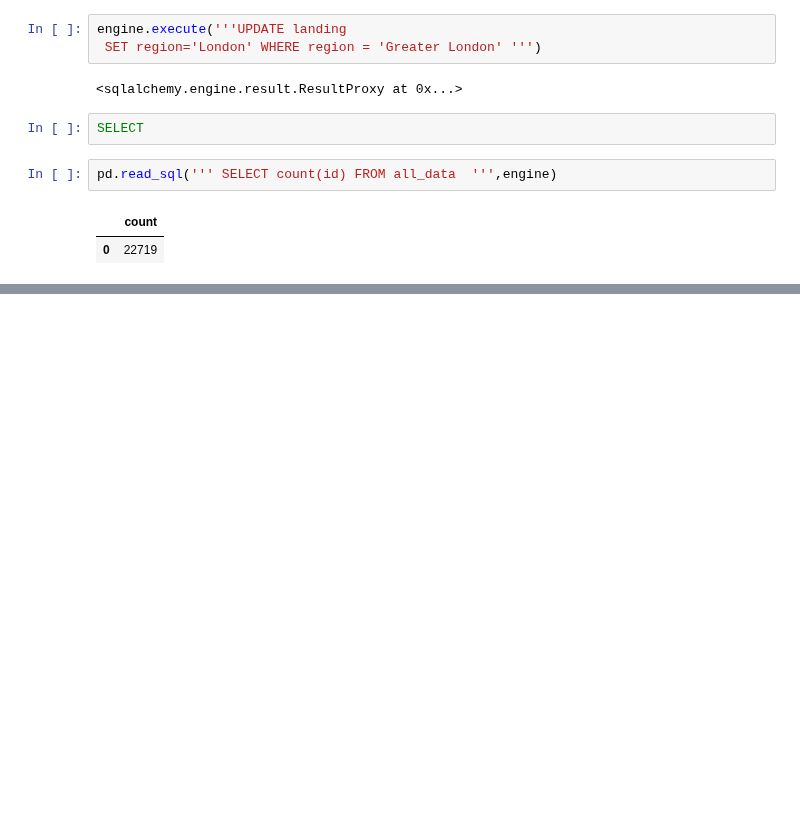
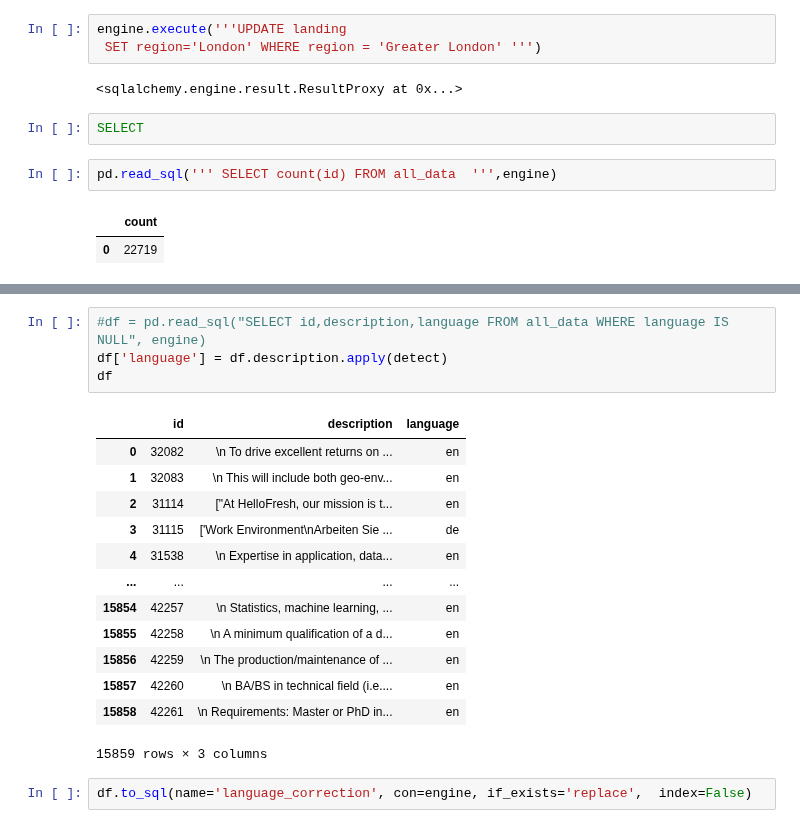
Before and after one commit to jamobe/DataScienceJobs, a Jupyter notebook: SQL/SQLCalls.ipynb, the cells around one changed output, grey strips where cells are left out. Saved outputs shown, nothing was run; the diff lists cells and outputs as text; blank space fills up the shorter version.

```diff
--- a/SQL/SQLCalls.ipynb
+++ b/SQL/SQLCalls.ipynb
@@ -239,0 +240,20 @@ pd.read_sql("SELECT DISTINCT company FROM all_data  ", engine)
+# %%
+#df = pd.read_sql("SELECT id,description,language FROM all_data WHERE language IS NULL", engine)
+df['language'] = df.description.apply(detect)
+df
+# %% [output]
+|  | id | description | language |
+| 0 | 32082 | \n To drive excellent returns on ... | en |
+| 1 | 32083 | \n This will include both geo-env... | en |
+| 2 | 31114 | ["At HelloFresh, our mission is t... | en |
+| 3 | 31115 | ['Work Environment\nArbeiten Sie ... | de |
+| 4 | 31538 | \n Expertise in application, data... | en |
+| ... | ... | ... | ... |
+| 15854 | 42257 | \n Statistics, machine learning, ... | en |
+| 15855 | 42258 | \n A minimum qualification of a d... | en |
+| 15856 | 42259 | \n The production/maintenance of ... | en |
+| 15857 | 42260 | \n BA/BS in technical field (i.e.... | en |
+| 15858 | 42261 | \n Requirements: Master or PhD in... | en |
+15859 rows × 3 columns
+# %%
+df.to_sql(name='language_correction', con=engine, if_exists='replace',  index=False)
```
Also changed, not shown: parts of 11 cells of this notebook, 2 other files.
